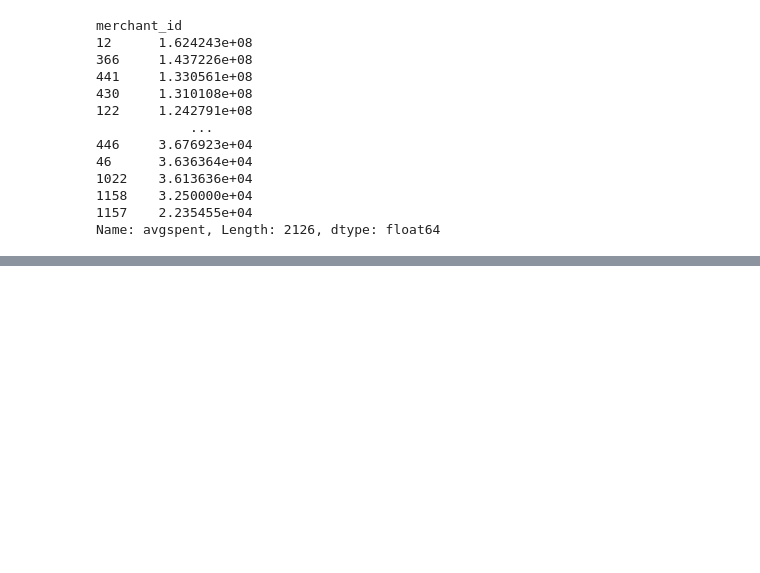
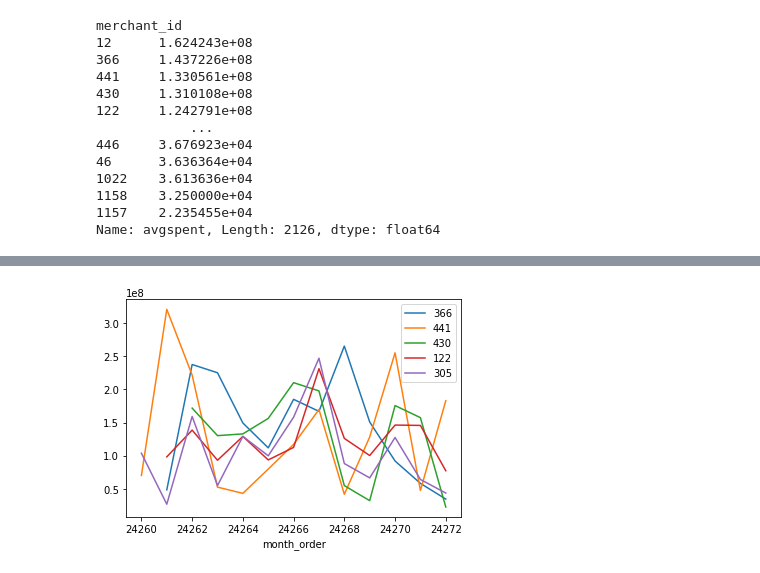
Before and after one commit to graceflitsch/DataScience, a Jupyter notebook: GNB3.ipynb, the cells around one changed output, grey strips where cells are left out. Saved outputs shown, nothing was run; the diff lists cells and outputs as text; code cells hidden in the pictures; blank space fills up the shorter version.

```diff
--- a/GNB3.ipynb
+++ b/GNB3.ipynb
@@ -429,0 +442,2 @@ for i in range(1):
+# %%
+baskets = baskets.drop(baskets[baskets['merchant_id']==12].index)
@@ -429,0 +462,7 @@ for i in range(1):
+# %%
+options = [366, 441, 430, 122, 305]
+# %%
+for i in range(5):
+    baskets[baskets['merchant_id']==options[i]].groupby('month_order')['spent'].sum().plot().legend([366, 441, 430, 122, 305],fancybox = True)
+# %% [output]
+[figure, added]
```
Also changed, not shown: parts of 11 cells of this notebook.
